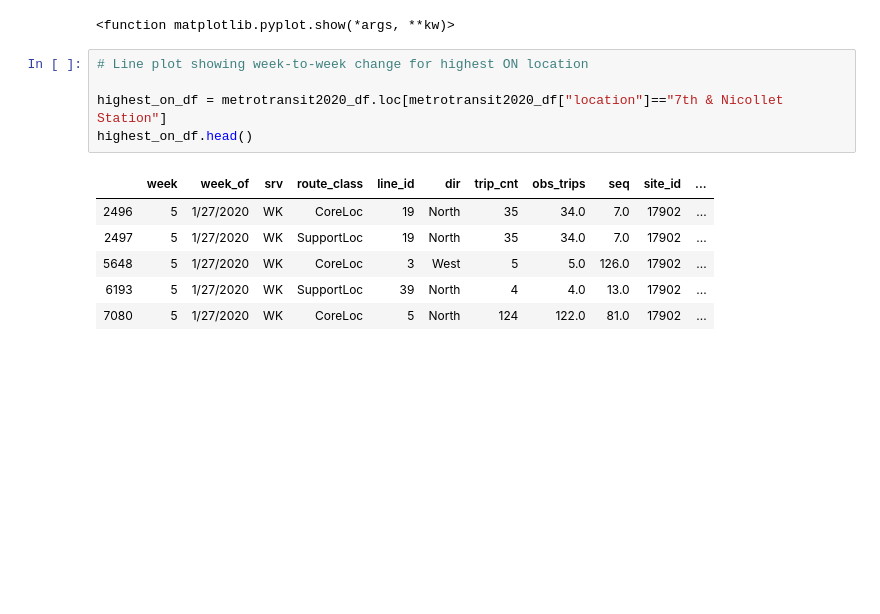
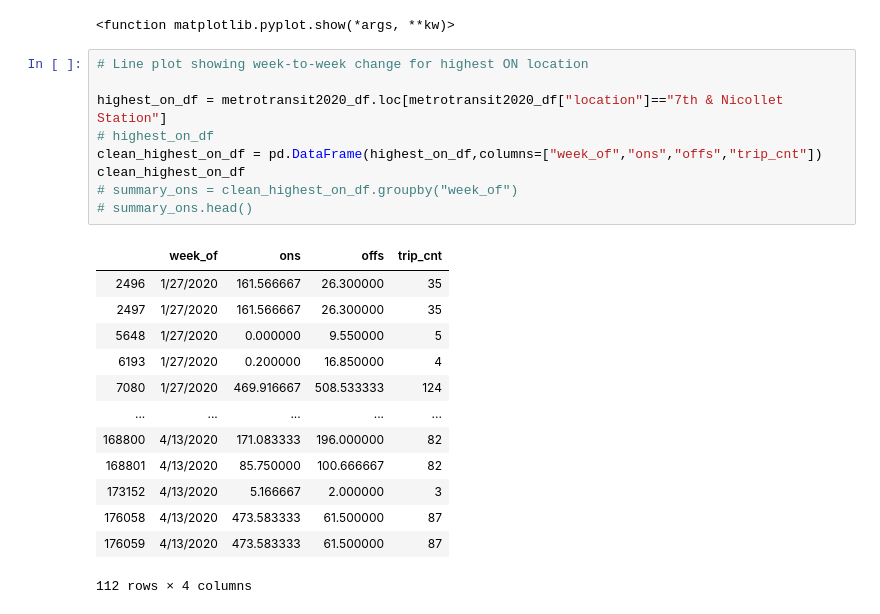
Before and after one commit to joshuadanielp/team3_project1, a Jupyter notebook: MetroTransit2020.ipynb, the cells around one changed output. Saved outputs shown, nothing was run; the diff lists cells and outputs as text; blank space fills up the shorter version.

```diff
--- a/MetroTransit2020.ipynb
+++ b/MetroTransit2020.ipynb
@@ -38,12 +38,23 @@ plt.show
 # %%
 # Line plot showing week-to-week change for highest ON location
 
 highest_on_df = metrotransit2020_df.loc[metrotransit2020_df["location"]=="7th & Nicollet Station"]
-highest_on_df.head()
+# highest_on_df
+clean_highest_on_df = pd.DataFrame(highest_on_df,columns=["week_of","ons","offs","trip_cnt"])
+clean_highest_on_df
+# summary_ons = clean_highest_on_df.groupby("week_of")
+# summary_ons.head()
 # %% [output]
-|  | week | week_of | srv | route_class | line_id | dir | trip_cnt | obs_trips | seq | site_id | ... |
-| 2496 | 5 | 1/27/2020 | WK | CoreLoc | 19 | North | 35 | 34.0 | 7.0 | 17902 | ... |
-| 2497 | 5 | 1/27/2020 | WK | SupportLoc | 19 | North | 35 | 34.0 | 7.0 | 17902 | ... |
-| 5648 | 5 | 1/27/2020 | WK | CoreLoc | 3 | West | 5 | 5.0 | 126.0 | 17902 | ... |
-| 6193 | 5 | 1/27/2020 | WK | SupportLoc | 39 | North | 4 | 4.0 | 13.0 | 17902 | ... |
-| 7080 | 5 | 1/27/2020 | WK | CoreLoc | 5 | North | 124 | 122.0 | 81.0 | 17902 | ... |
+|  | week_of | ons | offs | trip_cnt |
+| 2496 | 1/27/2020 | 161.566667 | 26.300000 | 35 |
+| 2497 | 1/27/2020 | 161.566667 | 26.300000 | 35 |
+| 5648 | 1/27/2020 | 0.000000 | 9.550000 | 5 |
+| 6193 | 1/27/2020 | 0.200000 | 16.850000 | 4 |
+| 7080 | 1/27/2020 | 469.916667 | 508.533333 | 124 |
+| ... | ... | ... | ... | ... |
+| 168800 | 4/13/2020 | 171.083333 | 196.000000 | 82 |
+| 168801 | 4/13/2020 | 85.750000 | 100.666667 | 82 |
+| 173152 | 4/13/2020 | 5.166667 | 2.000000 | 3 |
+| 176058 | 4/13/2020 | 473.583333 | 61.500000 | 87 |
+| 176059 | 4/13/2020 | 473.583333 | 61.500000 | 87 |
+112 rows × 4 columns
```
Also changed, not shown: parts of 4 cells of this notebook.
